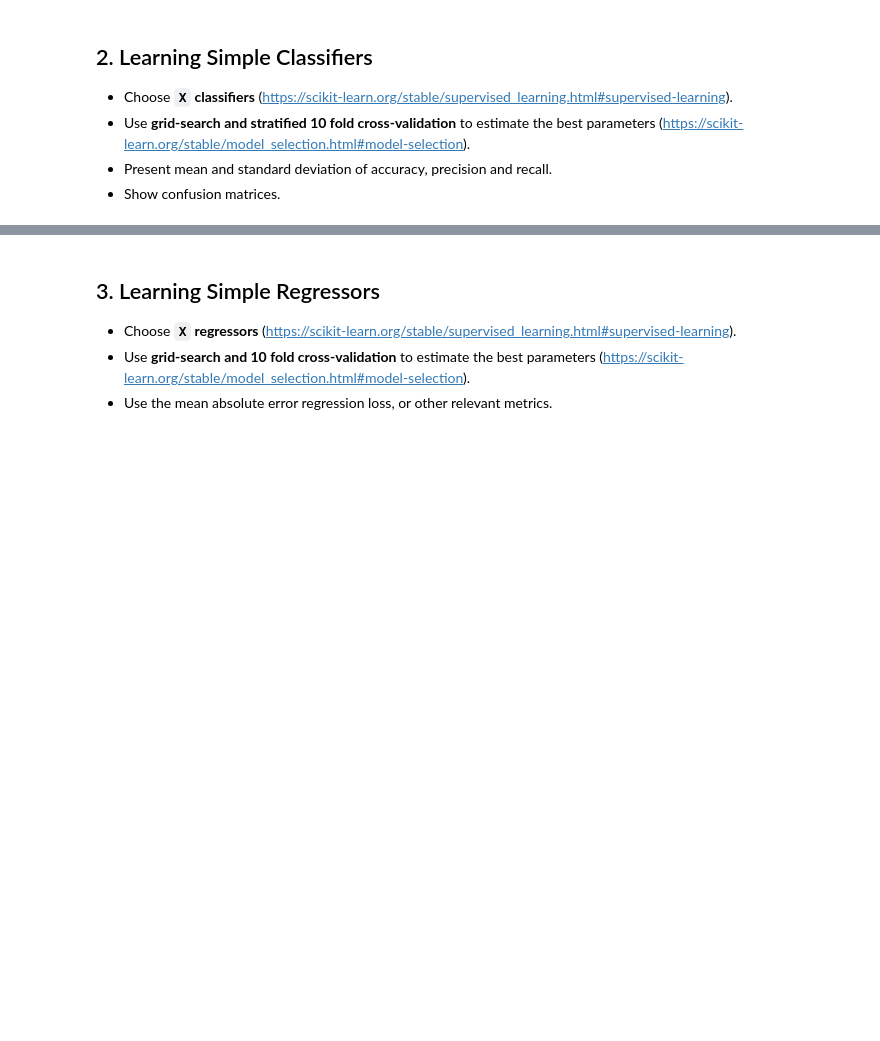
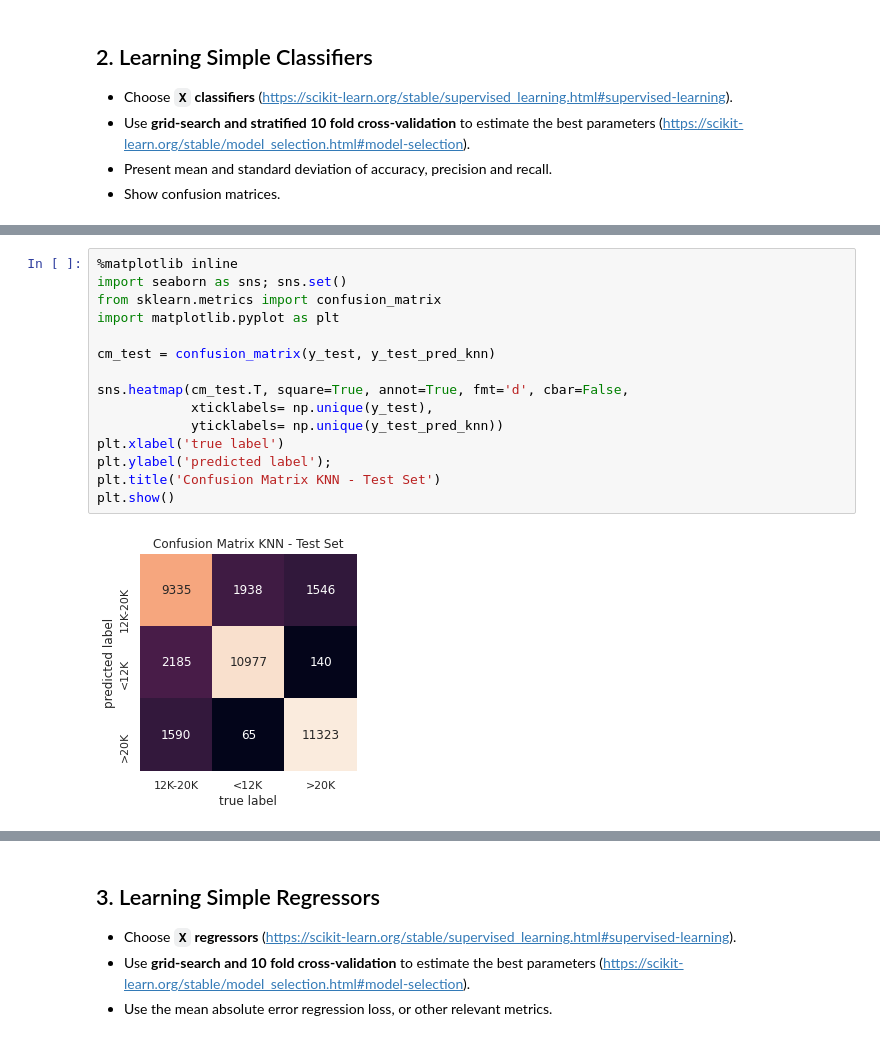
Before and after one commit to flpsantos3/PD_part3, a Jupyter notebook: PD03_P3.ipynb, the cells around one changed output, grey strips where cells are left out. Drawn from its saved outputs; the diff is of its cells as text; blank space fills up the shorter version.

```diff
--- a/PD03_P3.ipynb
+++ b/PD03_P3.ipynb
@@ -453,0 +586,17 @@ There are 100000 rows and 14 features in the regression dataset.
+# %%
+%matplotlib inline
+import seaborn as sns; sns.set()
+from sklearn.metrics import confusion_matrix
+import matplotlib.pyplot as plt
+
+cm_test = confusion_matrix(y_test, y_test_pred_knn)
+
+sns.heatmap(cm_test.T, square=True, annot=True, fmt='d', cbar=False,
+            xticklabels= np.unique(y_test),
+            yticklabels= np.unique(y_test_pred_knn))
+plt.xlabel('true label')
+plt.ylabel('predicted label');
+plt.title('Confusion Matrix KNN - Test Set')
+plt.show()
+# %% [output]
+[figure, added]
```
Also changed, not shown: parts of 80 cells of this notebook.
